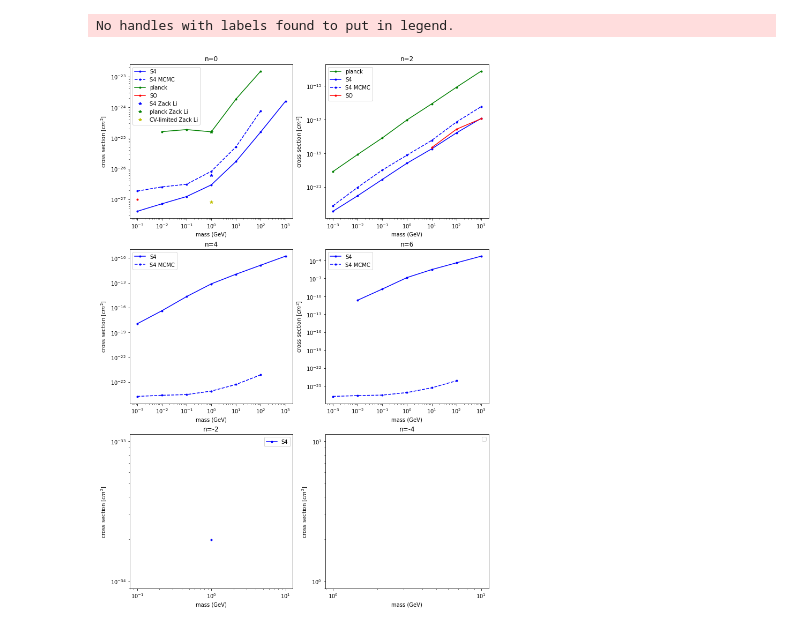
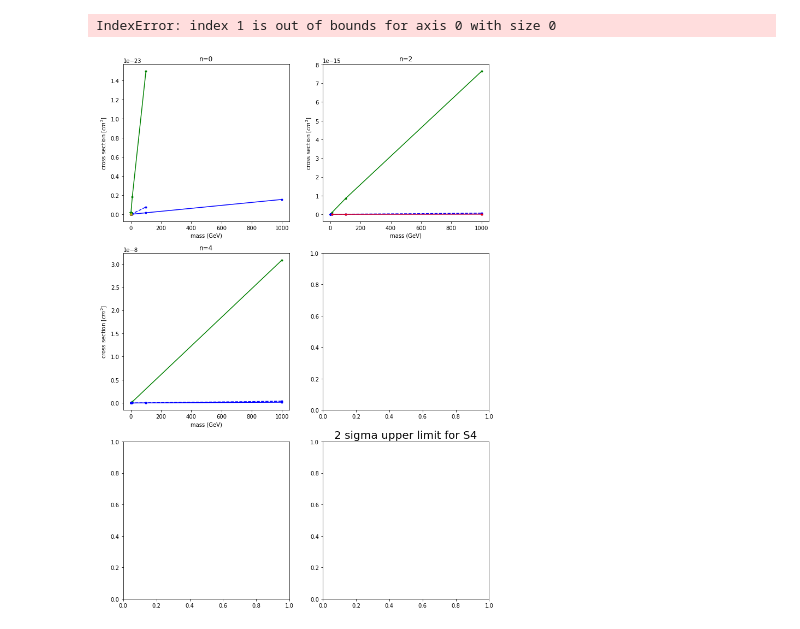
Before and after one commit to iej2106/fisher_dmb, a Jupyter notebook: upperlimit_crossection.ipynb, the cells around one changed output. Saved outputs shown, nothing was run; the diff lists cells and outputs as text; code cells hidden in the pictures.

Commit message:
add more data and cv limited

```diff
--- a/upperlimit_crossection.ipynb
+++ b/upperlimit_crossection.ipynb
@@ -11,7 +11,6 @@ S4_0_a = np.transpose(S4_0_a)
 SO_0 = np.loadtxt("fisher_data/SO_n=0/n=0.txt", delimiter = " ")
 SO_0 = np.transpose(SO_0)
 
-
 S4_2 = np.loadtxt("fisher_data/S4_n=2/n=2.txt", delimiter = " ")
 S4_2 = np.transpose(S4_2)
 S4_2_a = np.loadtxt("MCMC_data/S4_Aizhan_n=2.txt", delimiter = " ")
@@ -21,18 +20,26 @@ planck_2 = np.transpose(planck_2)
 SO_2 = np.loadtxt("fisher_data/SO_n=2/n=2.txt", delimiter = " ")
 SO_2 = np.transpose(SO_2)
 
+planck_4 = np.loadtxt("fisher_data/planck_n=4/n=4.txt", delimiter = " ")
+planck_4 = np.transpose(planck_4)
 S4_4 = np.loadtxt("fisher_data/S4_n=4/n=4.txt", delimiter = " ")
 S4_4 = np.transpose(S4_4)
-S4_4_a = np.loadtxt("MCMC_data/S4_Aizhan_n=0.txt", delimiter = " ")
+S4_4_a = np.loadtxt("MCMC_data/S4_Aizhan_n=4.txt", delimiter = " ")
 S4_4_a = np.transpose(S4_4_a)
 
+planck_6 = np.loadtxt("fisher_data/planck_n=6/n=6.txt", delimiter = " ")
+planck_6 = np.transpose(planck_6)
 S4_6 = np.loadtxt("fisher_data/S4_n=6/n=6.txt", delimiter = " ")
 S4_6 = np.transpose(S4_6)
-S4_6_a = np.loadtxt("MCMC_data/S4_Aizhan_n=0.txt", delimiter = " ")
+S4_6_a = np.loadtxt("MCMC_data/S4_Aizhan_n=6.txt", delimiter = " ")
 S4_6_a = np.transpose(S4_6_a)
 
 S4_m2 = np.loadtxt("fisher_data/S4_n=-2/n=-2.txt", delimiter = " ")
 S4_m2 = np.transpose(S4_m2)
+SO_m2 = np.loadtxt("fisher_data/SO_n=-2/n=-2.txt", delimiter = " ")
+SO_m2 = np.transpose(SO_m2)
+planck_m2 = np.loadtxt("fisher_data/planck_n=-2/n=-2.txt", delimiter = " ")
+planck_m2 = np.transpose(planck_m2)
 
 S4_m4 = np.loadtxt("fisher_data/S4_n=-4/n=-4.txt", delimiter = " ")
 S4_m4 = np.transpose(S4_m4)
@@ -79,37 +74,42 @@ axs[0, 1].plot(SO_2[1], SO_2[0], 'r.-',label='SO')
 axs[0, 1].set_title('n=2')
 axs[0, 1].set(xlabel='mass (GeV)', ylabel=r'cross section [$cm^2$]')
           #### n = 4 ####
+axs[1, 0].plot(planck_4[1], planck_4[0], 'g.-',label='planck')
 axs[1, 0].plot(S4_4[1], S4_4[0], 'b.-',label='S4')
 axs[1, 0].plot(S4_4_a[1], S4_4_a[0], 'b.--',label='S4 MCMC')
 axs[1, 0].set_title('n=4')
 axs[1, 0].set(xlabel='mass (GeV)', ylabel=r'cross section [$cm^2$]')
           #### n = 6 ####
+#axs[1, 1].plot(planck_6[1], planck_6[0], 'g.-',label='planck')
 axs[1, 1].plot(S4_6[1], S4_6[0], 'b.-',label='S4')
 axs[1, 1].plot(S4_6_a[1], S4_6_a[0], 'b.--',label='S4 MCMC')
 axs[1, 1].set_title('n=6')
 axs[1, 1].set(xlabel='mass (GeV)', ylabel=r'cross section [$cm^2$]')
           #### n = -2 ####
+axs[2, 0].plot(planck_m2[1], planck_m2[0], 'g.-',label='planck')
 axs[2, 0].plot(S4_m2[1], S4_m2[0], 'b.-',label='S4')
+axs[2, 0].plot(SO_m2[1], SO_m2[0], 'r.-',label='SO')
 axs[2, 0].set_title('n=-2')
 axs[2, 0].set(xlabel='mass (GeV)', ylabel=r'cross section [$cm^2$]')
+
           #### n = -4 ####
 #axs[2, 1].plot(S4_m4[1], S4_m4[0], 'b.-',label='S4')
 axs[2, 1].set_title('n=-4')
 axs[2, 1].set(xlabel='mass (GeV)', ylabel=r'cross section [$cm^2$]')
 
 
 #for ax in axs.flat:
     #ax.set(xlabel='mass (GeV)', ylabel=r'cross section [$cm^2$]')
 # Hide x labels and tick labels for top plots and y ticks for right plots.
 for ax in axs.flat:
 #    ax.label_outer()
     #ax.set(xlim=(1e-3, 1e3))
     ax.set_yscale('log')
     ax.set_xscale('log')
     ax.legend()
 
 fig.savefig("fisher_plots/upperlimit_crosssection_all.png")
 plt.show()
 # %% [output]
-No handles with labels found to put in legend.
+IndexError: index 1 is out of bounds for axis 0 with size 0
-[figure, old version]
+[figure, new version]
```
Also changed, not shown: parts of 1 cell of this notebook, 36 other files.
